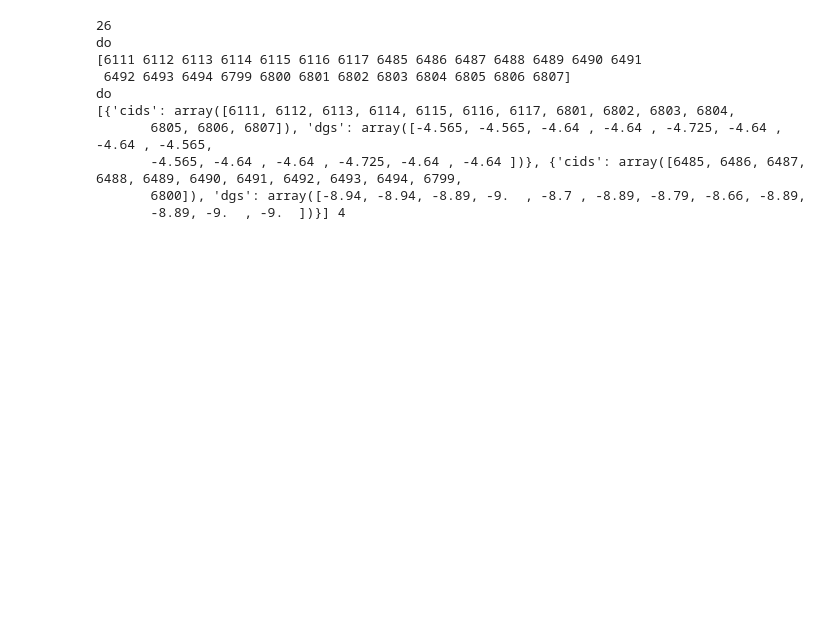
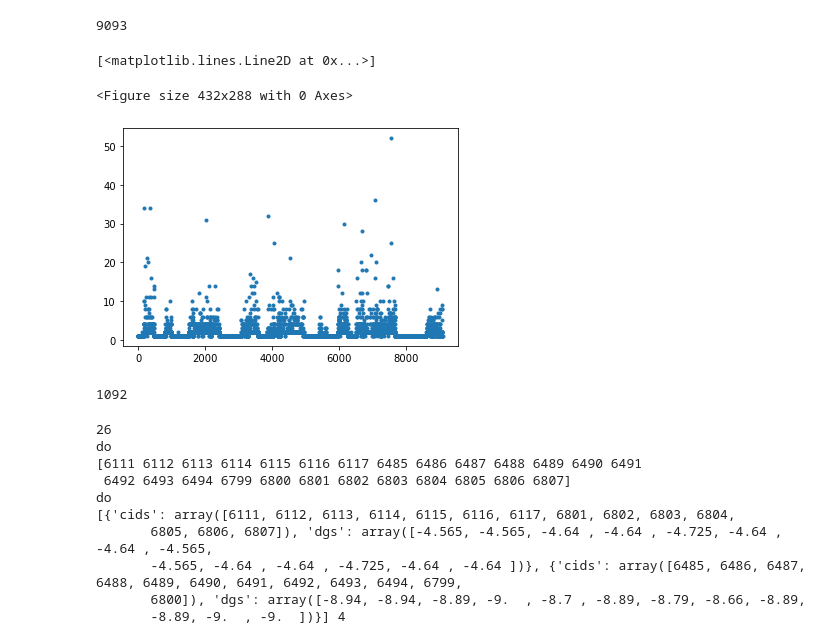
Before and after one commit to leepaul009/pri_model, a Jupyter notebook: dataset/data_cluster_analysis.ipynb, the cells around one changed output. Saved outputs shown, nothing was run; the diff lists cells and outputs as text; code cells hidden in the pictures; blank space fills up the shorter version.

```diff
--- a/dataset/data_cluster_analysis.ipynb
+++ b/dataset/data_cluster_analysis.ipynb
@@ -38,0 +91,28 @@ np.where(mark)
+# %%
+complex2freq = dict()
+uniq_complex = set()
+for i in range(len(main_df)):
+    s = main_df.loc[i]['protein_sequence'] + main_df.loc[i]['nucleotide_sequence']
+    uniq_complex.add(s)
+    if s not in complex2freq:
+        complex2freq[s] = 1
+    else:
+        complex2freq[s] += 1
+len(uniq_complex)
+# %% [output]
+9093
+# %%
+a = np.array([x for _, x in complex2freq.items()])
+
+from matplotlib import pyplot as plt
+fig = plt.figure()  # an empty figure with no Axes
+fig, ax = plt.subplots()  # a figure with a single Axes
+ax.plot(a, '.')
+# %% [output]
+[<matplotlib.lines.Line2D at 0x...>]
+<Figure size 432x288 with 0 Axes>
+[figure, added]
+# %%
+len(a[a>2])
+# %% [output]
+1092
```
Also changed, not shown: parts of 36 cells of this notebook, 8 other files.
